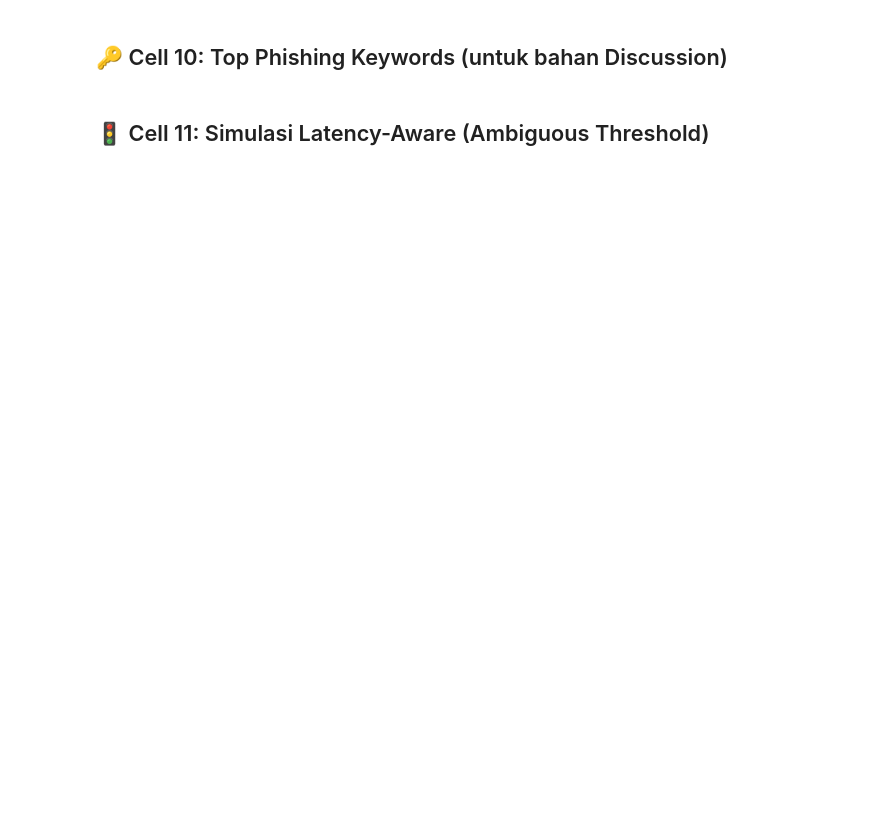
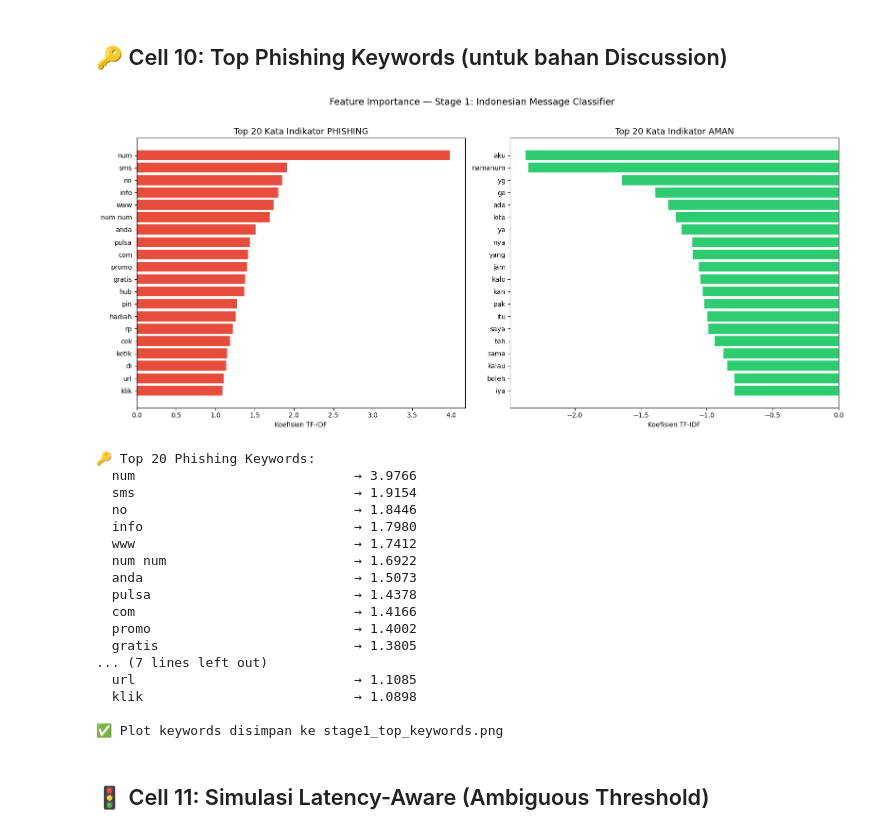
Before and after one commit to Alexandro-S-O/phising-detection, a Jupyter notebook: notebooks/01_message_classification.ipynb, the cells around one changed output. Cells and saved outputs as stored; diff of their text form; code cells hidden in the pictures; blank space fills up the shorter version.

```diff
--- a/notebooks/01_message_classification.ipynb
+++ b/notebooks/01_message_classification.ipynb
@@ -193,34 +333,68 @@ print('stage1_confusion_matrix.png saved.')
 # %% [markdown]
 ## 🔑 Cell 10: Top Phishing Keywords (untuk bahan Discussion)
 # %%
-# Cell 10: Top Phishing Keywords
+# Ambil koefisien model untuk kelas phishing (label=1)
 feature_names = tfidf.get_feature_names_out()
 coef = model.coef_[0]
-top_phishing_words = [(feature_names[i], coef[i]) for i in coef.argsort()[-20:][::-1]]
-top_safe_words     = [(feature_names[i], coef[i]) for i in coef.argsort()[:20]]
 
+# Top 20 kata yang paling kuat menandakan PHISHING
+top_phishing_idx = coef.argsort()[-20:][::-1]
+top_phishing_words = [(feature_names[i], coef[i]) for i in top_phishing_idx]
+
+# Top 20 kata yang paling kuat menandakan AMAN
+top_safe_idx = coef.argsort()[:20]
+top_safe_words = [(feature_names[i], coef[i]) for i in top_safe_idx]
+
+# Plot
 fig, axes = plt.subplots(1, 2, figsize=(16, 7))
+
+# Phishing keywords
 words_p, scores_p = zip(*top_phishing_words)
 axes[0].barh(range(20), scores_p, color='#e74c3c')
 axes[0].set_yticks(range(20))
 axes[0].set_yticklabels(words_p)
 axes[0].set_title('Top 20 Kata Indikator PHISHING', fontsize=13)
 axes[0].set_xlabel('Koefisien TF-IDF')
 axes[0].invert_yaxis()
 
+# Safe keywords
 words_s, scores_s = zip(*top_safe_words)
 axes[1].barh(range(20), scores_s, color='#2ecc71')
 axes[1].set_yticks(range(20))
 axes[1].set_yticklabels(words_s)
 axes[1].set_title('Top 20 Kata Indikator AMAN', fontsize=13)
 axes[1].set_xlabel('Koefisien TF-IDF')
 axes[1].invert_yaxis()
 
-plt.suptitle('Feature Importance -- Stage 1: Indonesian Message Classifier', fontsize=14, y=1.02)
+plt.suptitle('Feature Importance — Stage 1: Indonesian Message Classifier', fontsize=14, y=1.02)
 plt.tight_layout()
-plt.savefig(os.path.join(FIG_DIR, 'stage1_top_keywords.png'), dpi=150, bbox_inches='tight')
+plt.savefig('stage1_top_keywords.png', dpi=150, bbox_inches='tight')
 plt.show()
-print('stage1_top_keywords.png saved.')
+
+print('\n🔑 Top 20 Phishing Keywords:')
+for word, score in top_phishing_words:
+    print(f'  {word:30s} → {score:.4f}')
+
+print('\n✅ Plot keywords disimpan ke stage1_top_keywords.png')
+# %% [output]
+[figure, added]
+🔑 Top 20 Phishing Keywords:
+  num                            → 3.9766
+  sms                            → 1.9154
+  no                             → 1.8446
+  info                           → 1.7980
+  www                            → 1.7412
+  num num                        → 1.6922
+  anda                           → 1.5073
+  pulsa                          → 1.4378
+  com                            → 1.4166
+  promo                          → 1.4002
+  gratis                         → 1.3805
+... (7 lines left out)
+  url                            → 1.1085
+  klik                           → 1.0898
+
+✅ Plot keywords disimpan ke stage1_top_keywords.png
 # %% [markdown]
 ## 🚦 Cell 11: Simulasi Latency-Aware (Ambiguous Threshold)
 # %%
```
Also changed, not shown: parts of 11 cells of this notebook, 2 other files.
